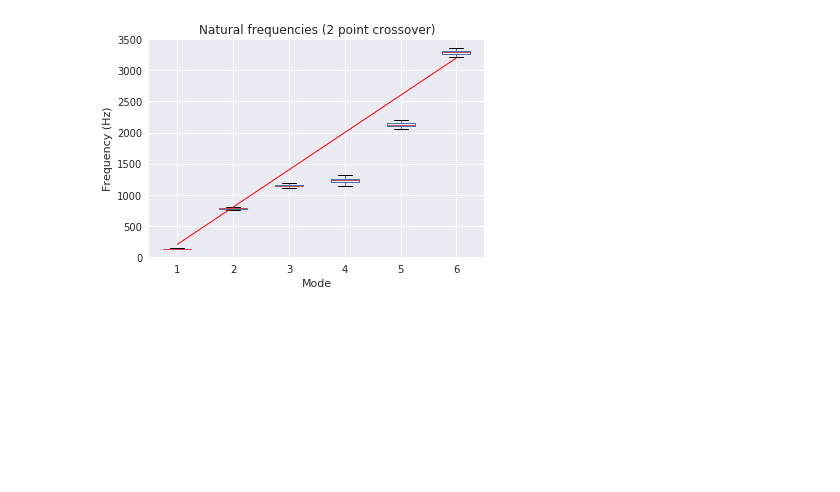
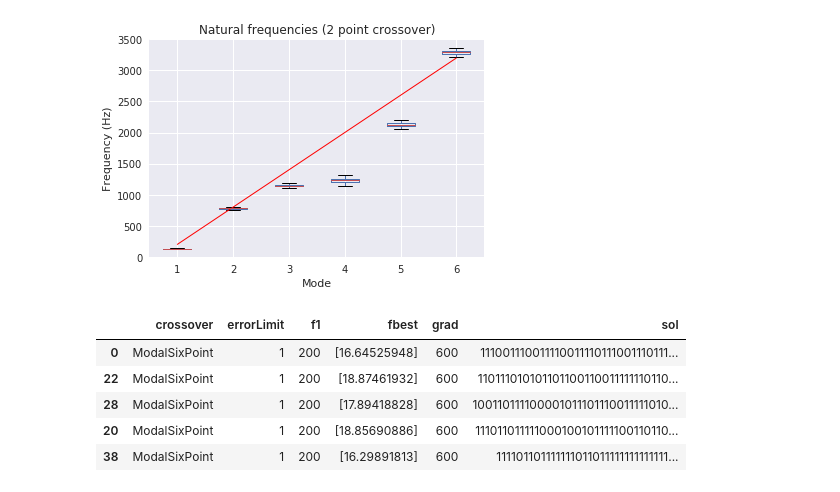
Before and after one commit to byi649/Design-Automation-Optimisation-for-Multi-Material-3D-Printing, a Jupyter notebook: Results/2018-06-29/Statistical analysis.ipynb, the cells around one changed output. Drawn from its saved outputs; the diff is of its cells as text; code cells hidden in the pictures; blank space fills up the shorter version.

```diff
--- a/Results/2018-06-29/Statistical analysis.ipynb
+++ b/Results/2018-06-29/Statistical analysis.ipynb
@@ -73,3 +73,15 @@ plt.show()
 # %% [output]
 [figure]
 [figure]
+# %%
+sols = pd.read_csv("data.csv")
+sols.drop(["time", "Unnamed: 0", "nPop", "freq"], axis=1, inplace=True)
+sols.sort_values("crossover", inplace=True)
+sols.head()
+# %% [output]
+|  | crossover | errorLimit | f1 | fbest | grad | sol |
+| 0 | ModalSixPoint | 1 | 200 | [16.64525948] | 600 | 111001110011110011110111001110111... |
+| 22 | ModalSixPoint | 1 | 200 | [18.87461932] | 600 | 110111010101101100110011111110110... |
+| 28 | ModalSixPoint | 1 | 200 | [17.89418828] | 600 | 100110111100001011101110011111010... |
+| 20 | ModalSixPoint | 1 | 200 | [18.85690886] | 600 | 111011011111000100101111100110110... |
+| 38 | ModalSixPoint | 1 | 200 | [16.29891813] | 600 | 111101101111111011011111111111111... |
```
Also changed, not shown: parts of 1 cell of this notebook.
